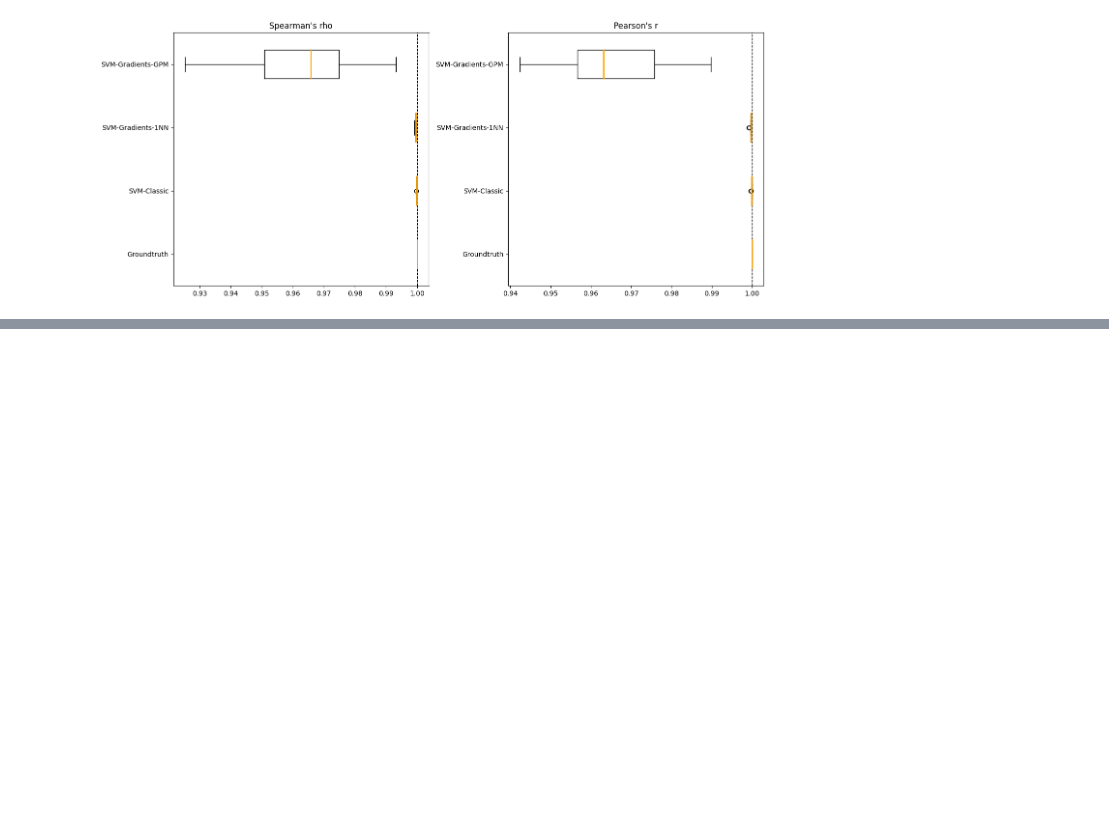
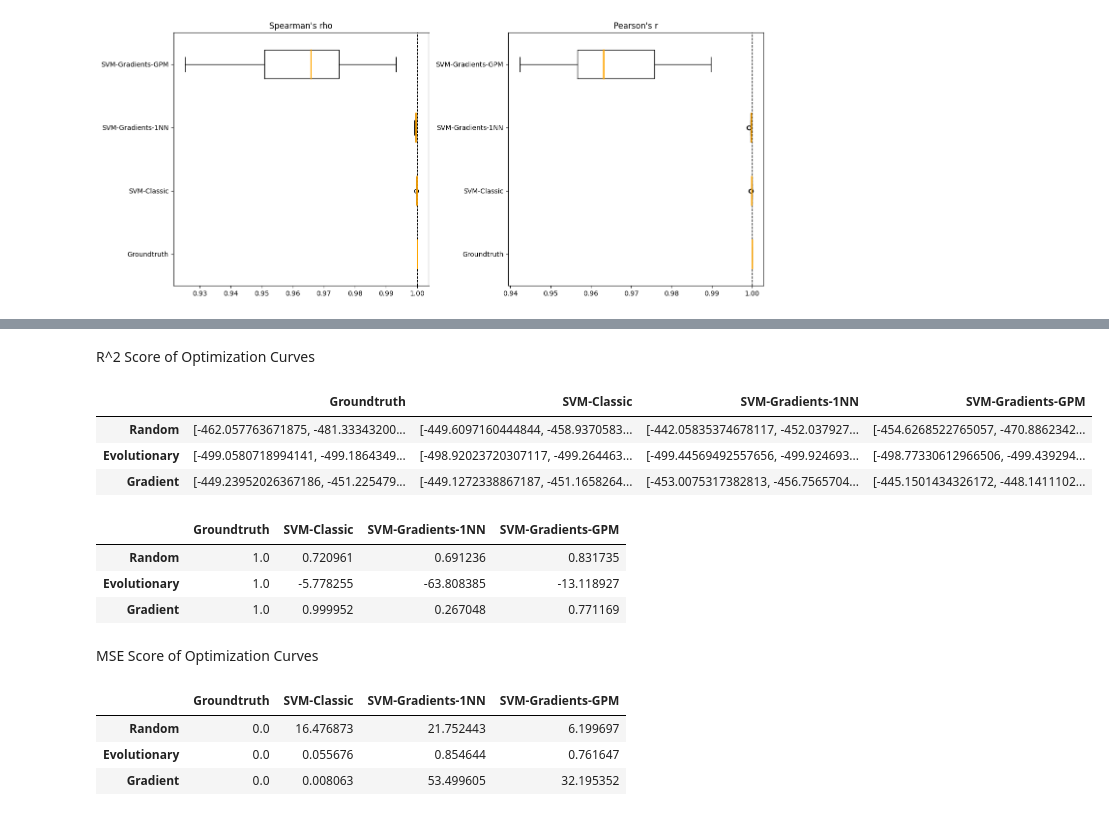
Before and after one commit to mo374z/OptimizationTestfunctionGeneration, a Jupyter notebook: main/f1_simulation.ipynb, the cells around one changed output, grey strips where cells are left out. Drawn from its saved outputs; the diff is of its cells as text; code cells hidden in the pictures; blank space fills up the shorter version.

```diff
--- a/main/f1_simulation.ipynb
+++ b/main/f1_simulation.ipynb
@@ -218,0 +269,9 @@ df_corr
+# %% [markdown]
+R^2 Score of Optimization Curves
+# %%
+df_mean_optim_vals
+# %% [output]
+|  | Groundtruth | SVM-Classic | SVM-Gradients-1NN | SVM-Gradients-GPM |
+| Random | [-462.057763671875, -481.33343200... | [-449.6097160444844, -458.9370583... | [-442.05835374678117, -452.037927... | [-454.6268522765057, -470.8862342... |
+| Evolutionary | [-499.0580718994141, -499.1864349... | [-498.92023720307117, -499.264463... | [-499.44569492557656, -499.924693... | [-498.77330612966506, -499.439294... |
+| Gradient | [-449.23952026367186, -451.225479... | [-449.1272338867187, -451.1658264... | [-453.0075317382813, -456.7565704... | [-445.1501434326172, -448.1411102... |
@@ -218,0 +298,9 @@ df_corr
+# %%
+df_r2
+# %% [output]
+|  | Groundtruth | SVM-Classic | SVM-Gradients-1NN | SVM-Gradients-GPM |
+| Random | 1.0 | 0.720961 | 0.691236 | 0.831735 |
+| Evolutionary | 1.0 | -5.778255 | -63.808385 | -13.118927 |
+| Gradient | 1.0 | 0.999952 | 0.267048 | 0.771169 |
+# %% [markdown]
+MSE Score of Optimization Curves
@@ -218,0 +313,7 @@ df_corr
+# %%
+df_mse
+# %% [output]
+|  | Groundtruth | SVM-Classic | SVM-Gradients-1NN | SVM-Gradients-GPM |
+| Random | 0.0 | 16.476873 | 21.752443 | 6.199697 |
+| Evolutionary | 0.0 | 0.055676 | 0.854644 | 0.761647 |
+| Gradient | 0.0 | 0.008063 | 53.499605 | 32.195352 |
```
Also changed, not shown: parts of 14 cells of this notebook.
